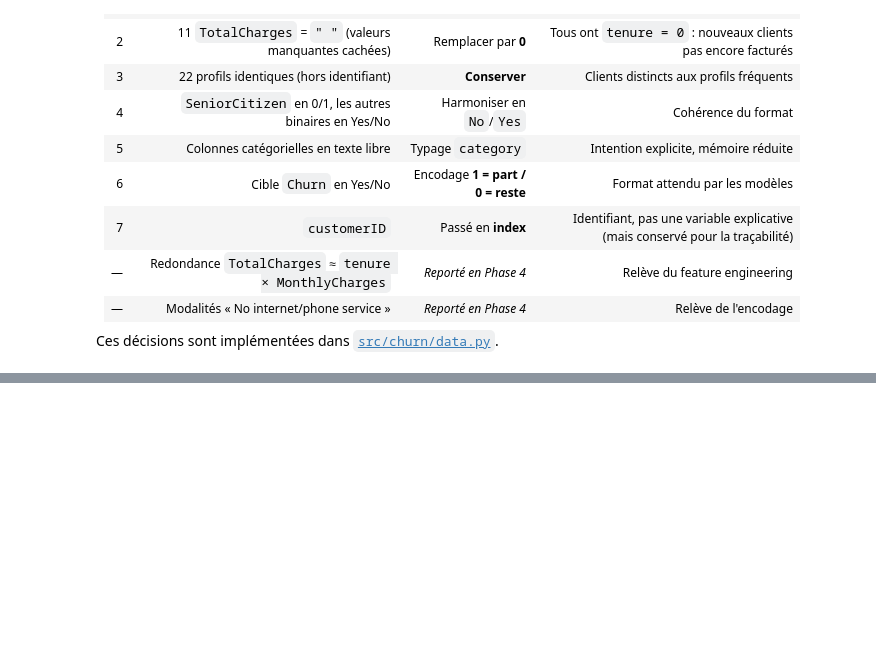
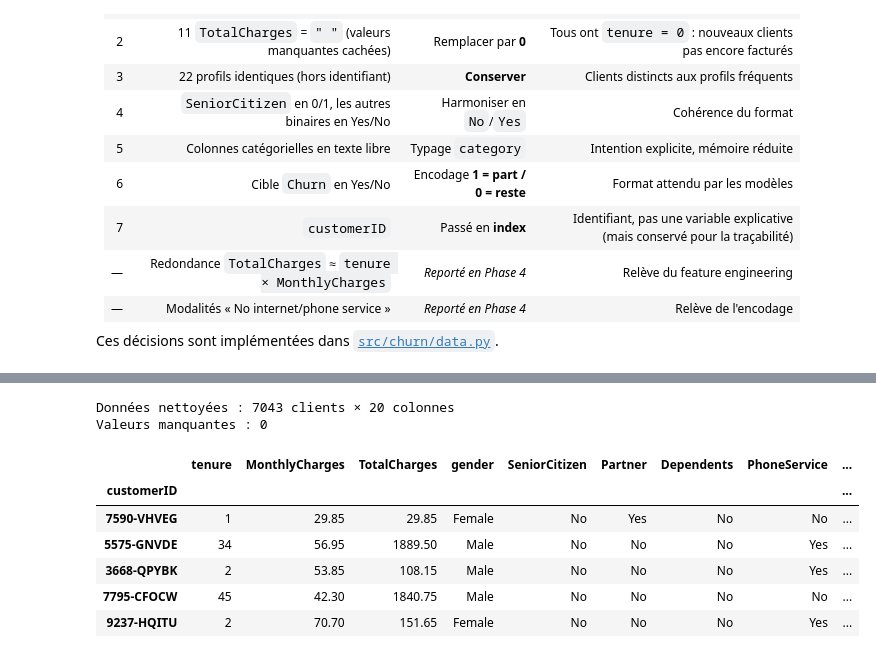
Before and after one commit to cheikhahmedtidiane/projet_churn_clients, a Jupyter notebook: notebooks/02_qualite_donnees.ipynb, the cells around one changed output, grey strips where cells are left out. Saved outputs shown, nothing was run; the diff lists cells and outputs as text; code cells hidden in the pictures; blank space fills up the shorter version.

```diff
--- a/notebooks/02_qualite_donnees.ipynb
+++ b/notebooks/02_qualite_donnees.ipynb
@@ -280,0 +285,17 @@ Ces décisions sont implémentées dans [`src/churn/data.py`](../src/churn/data.
+# %%
+from churn.data import load_clean, save_processed
+
+df = load_clean()
+print(f"Données nettoyées : {df.shape[0]} clients × {df.shape[1]} colonnes")
+print("Valeurs manquantes :", int(df.isna().sum().sum()))
+df.head()
+# %% [output]
+Données nettoyées : 7043 clients × 20 colonnes
+Valeurs manquantes : 0
+|  | tenure | MonthlyCharges | TotalCharges | gender | SeniorCitizen | Partner | Dependents | PhoneService | ... |
+| customerID |  |  |  |  |  |  |  |  | ... |
+| 7590-VHVEG | 1 | 29.85 | 29.85 | Female | No | Yes | No | No | ... |
+| 5575-GNVDE | 34 | 56.95 | 1889.50 | Male | No | No | No | Yes | ... |
+| 3668-QPYBK | 2 | 53.85 | 108.15 | Male | No | No | No | Yes | ... |
+| 7795-CFOCW | 45 | 42.30 | 1840.75 | Male | No | No | No | No | ... |
+| 9237-HQITU | 2 | 70.70 | 151.65 | Female | No | No | No | Yes | ... |
```
Also changed, not shown: parts of 5 cells of this notebook, 4 other files.
